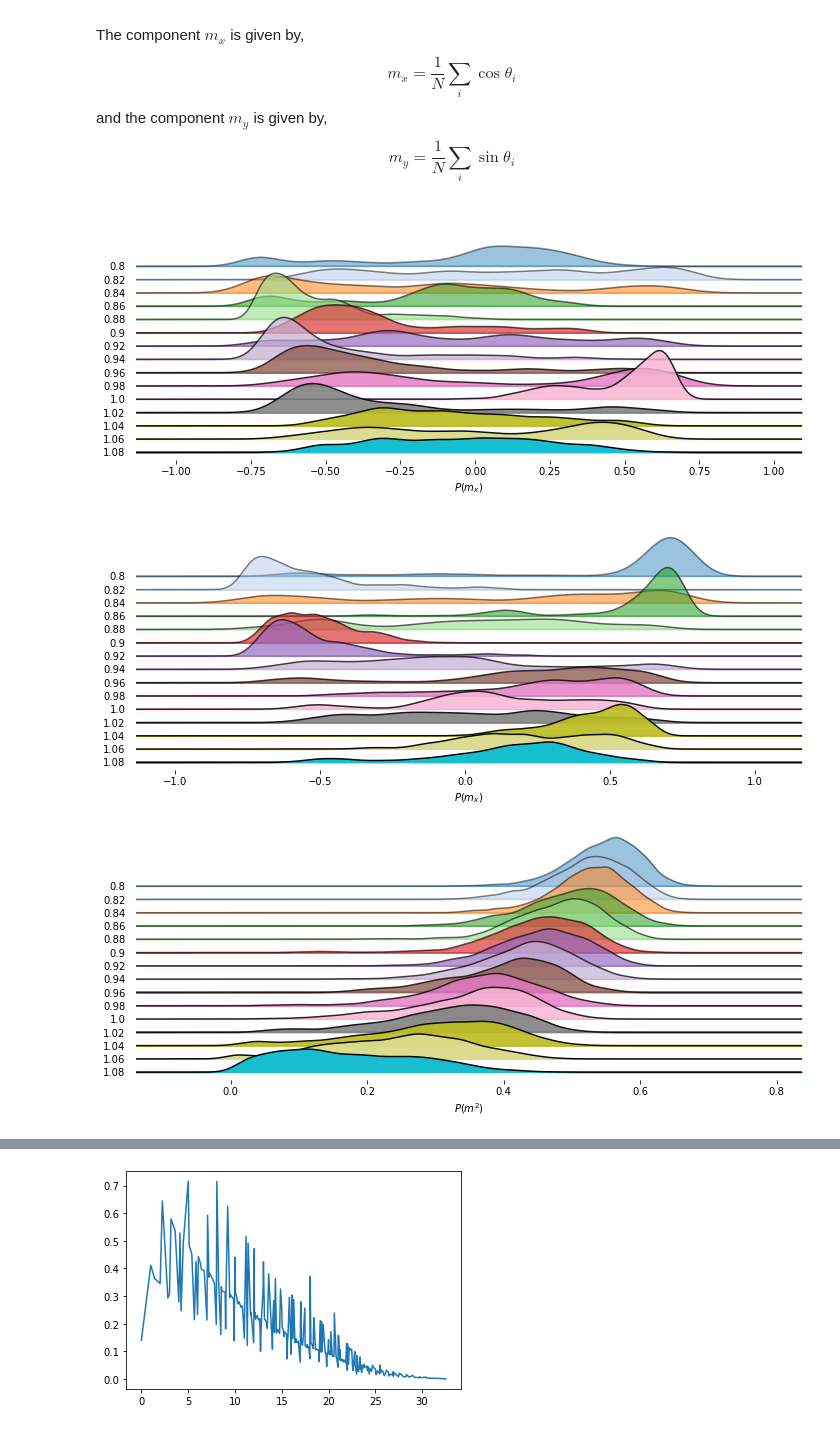
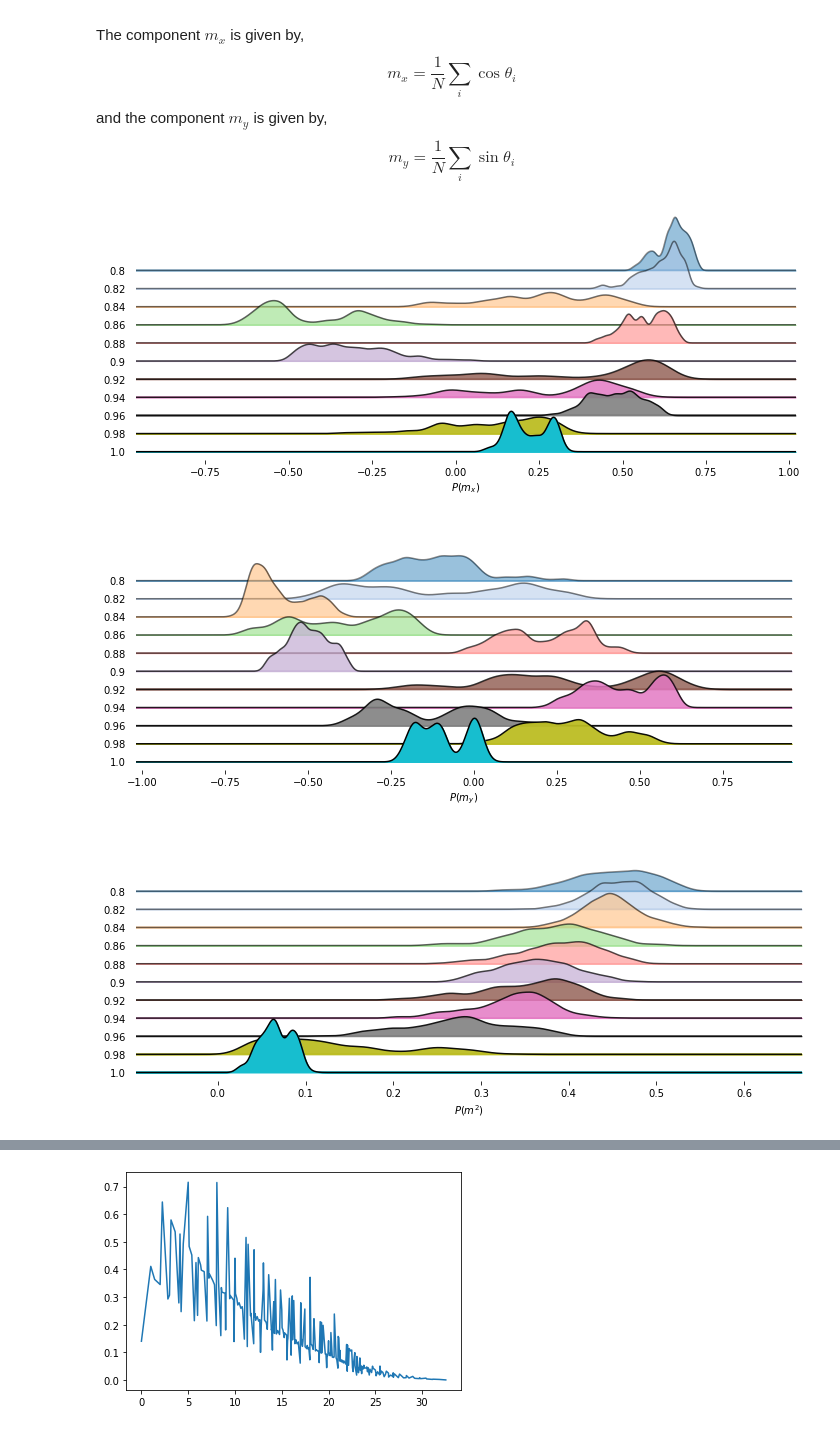
Before and after one commit to Shashi1a/xymodel, a Jupyter notebook: eqobservables.ipynb, the cells around one changed output, grey strips where cells are left out. Drawn from its saved outputs; the diff is of its cells as text; code cells hidden in the pictures.

```diff
--- a/eqobservables.ipynb
+++ b/eqobservables.ipynb
@@ -188,10 +117,10 @@ class ObservableDef(Fileload):
 # %%
-L = 24
+L = 64
 fpattern=f'noquen*sweep*{L}*.dat'
 file_path = "./"
 
 ## creating the object of the class EqObservables
-obse = ObservableDef(L,file_path,fpattern)
+obse = MagObservableDef(L,file_path,fpattern)
 
 ## creating dictionary of files within the folder
 obse.findfiles()
@@ -203,8 +132,8 @@ obse.neighbors()
 ## getting data for each temperature
 obse.loaddata(1.20)
 obse.componentsxsy()
-obse.corrcalc()
-cmt = obse.averagedcf()
+#obse.corrcalc()
+#cmt = obse.averagedcf()
 # %% [markdown]
 ### Order parameters
 The order parameter in this case is given by,
@@ -234,32 +232,32 @@ mc_data['m2'] = mc_data.mx **2 + mc_data.my**2
 # %%
 from matplotlib import cm
 from joypy import joyplot
 """
 palette = cm.tab20
 g = sns.FacetGrid(data=mc_data[mc_data.temp<1.0],hue='temp',row='temp',aspect=8,height=1.5,sharex=True)
 g.map_dataframe(sns.kdeplot,"m2")
 g.map_dataframe(sns.kdeplot,"m2",fill=True)
 #g.set_titles("")
 g.set(yticks=[])
 g.fig.subplots_adjust(hspace=-0.01)#,wspace=-2.0)
 g.despine(left=True,bottom=True)
 
 plt.show()
 """
 
-joyplot(data=mc_data[mc_data.temp<1.1], by='temp',column="mx", colormap=cm.tab20, fade=True, figsize=(10, 4))
+joyplot(data=mc_data[mc_data.temp<1.10], by='temp',column="mx", colormap=cm.tab20, fade=True, figsize=(10, 4))
 plt.xlabel(r'$P(m_{x})$')
 
 plt.show()
 # %% [output]
-[figure, old version]
+[figure, new version]
 # %%
-joyplot(data=mc_data[mc_data.temp<1.1], by='temp', column="my",
+joyplot(data=mc_data[mc_data.temp<1.10], by='temp', column="my",
         colormap=cm.tab20, fade=True, figsize=(10, 4))
 plt.xlabel(r'$P(m_{y})$')
 plt.show()
 # %% [output]
-[figure, old version]
+[figure, new version]
 # %%
 joyplot(data=mc_data[mc_data.temp<1.1], by='temp', column="m2",
         colormap=cm.tab20, fade=True, figsize=(10, 4))
@@ -267,7 +265,7 @@ plt.xlabel(r'$P(m^{2})$')
 
 plt.show()
 # %% [output]
-[figure, old version]
+[figure, new version]
 # %%
 sns.catplot(x='temp',y='m2',data=mc_data,kind='violin',height=3,aspect=4)
 plt.show()
```
Also changed, not shown: parts of 13 cells of this notebook, 1 other file.
